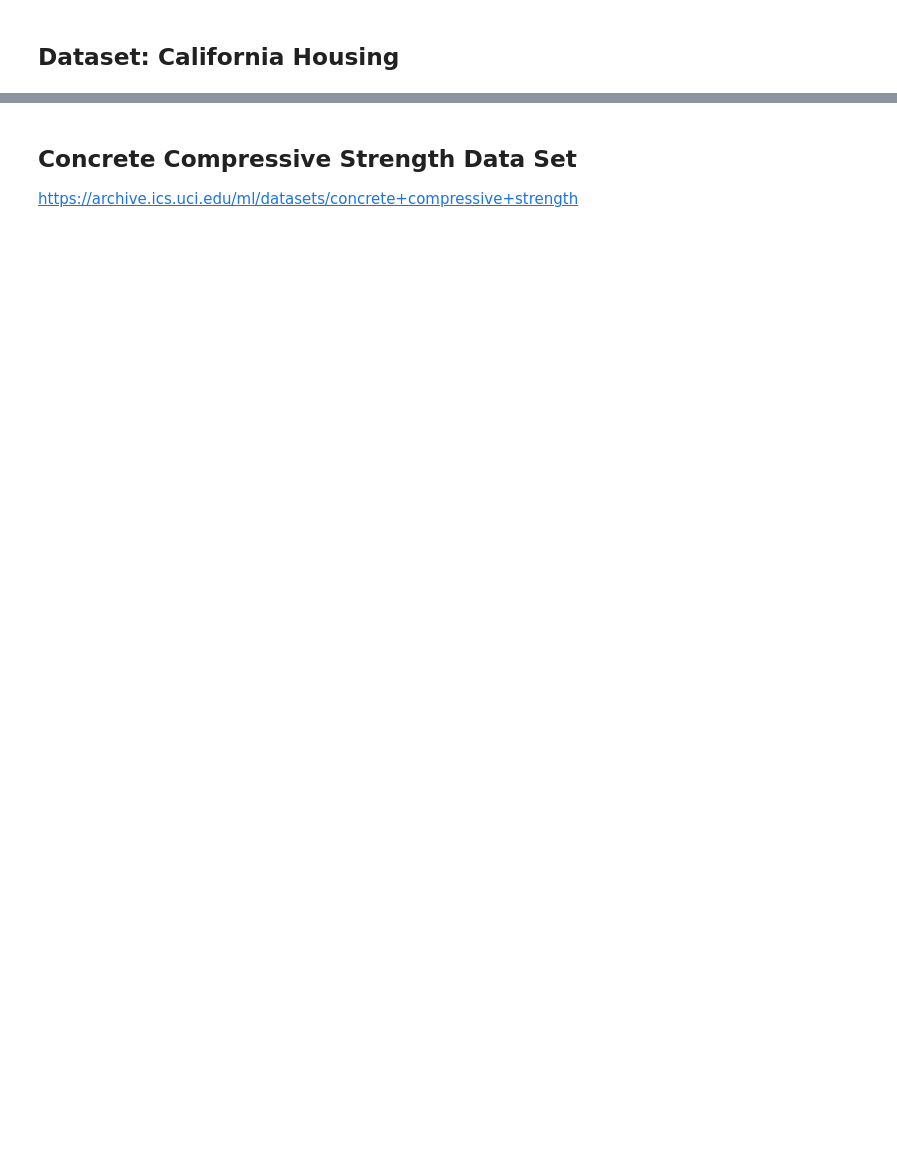
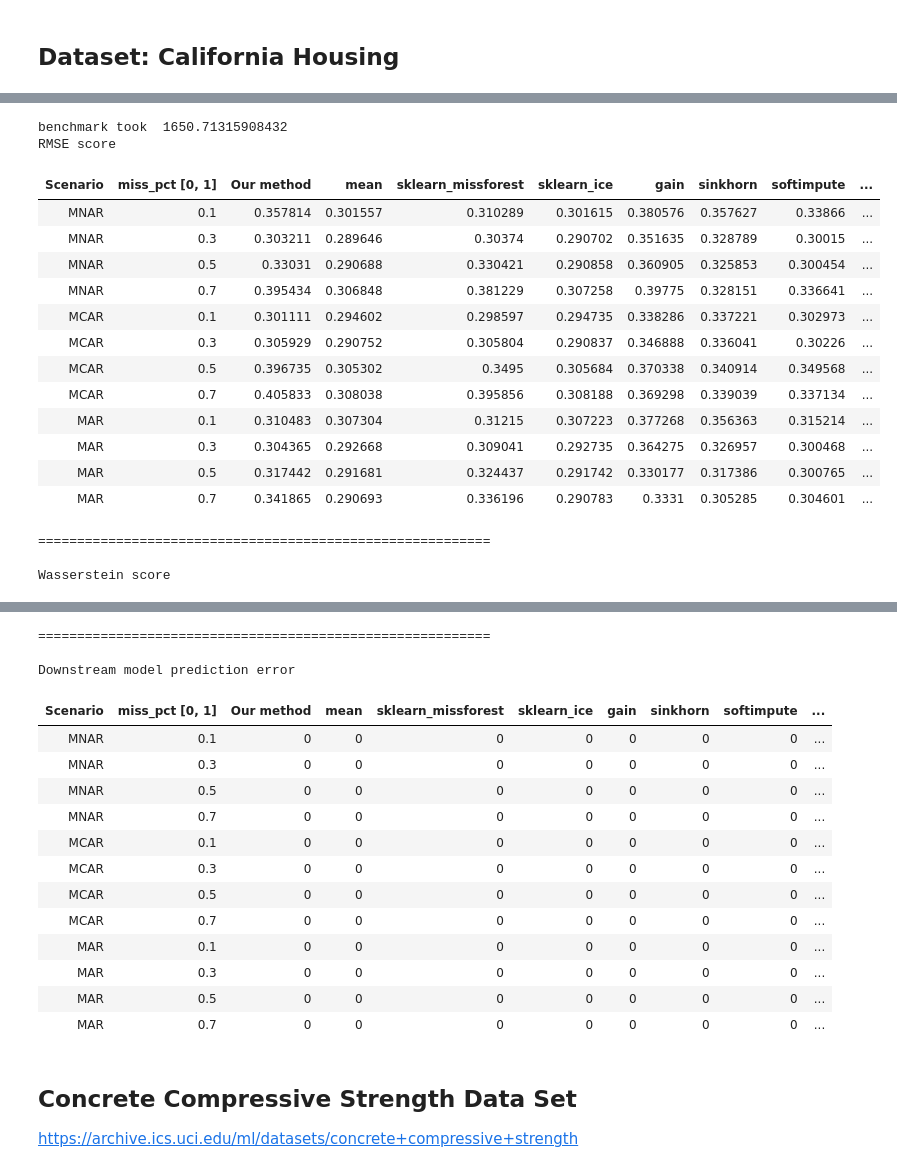
Before and after one commit to vanderschaarlab/hyperimpute, a Jupyter notebook: tutorials/tutorial_02_hyperimpute_example.ipynb, the cells around one changed output, grey strips where cells are left out. Drawn from its saved outputs; the diff is of its cells as text; code cells hidden in the pictures; blank space fills up the shorter version.

```diff
--- a/tutorials/tutorial_02_hyperimpute_example.ipynb
+++ b/tutorials/tutorial_02_hyperimpute_example.ipynb
@@ -206,6 +466,25 @@ df
 # %%
 last_col = df.columns[-1]
 y = df[last_col]
 X_raw = df.drop(columns = [last_col])
 
-evaluate_dataset_repeated("climate_model", X_raw, y)
+evaluate_dataset_repeated("climate", X_raw, y)
+# %% [output]
+benchmark took  1650.71315908432
+RMSE score
+| Scenario | miss_pct [0, 1] | Our method | mean | sklearn_missforest | sklearn_ice | gain | sinkhorn | softimpute | ... |
+| MNAR | 0.1 | 0.357814 | 0.301557 | 0.310289 | 0.301615 | 0.380576 | 0.357627 | 0.33866 | ... |
+| MNAR | 0.3 | 0.303211 | 0.289646 | 0.30374 | 0.290702 | 0.351635 | 0.328789 | 0.30015 | ... |
+| MNAR | 0.5 | 0.33031 | 0.290688 | 0.330421 | 0.290858 | 0.360905 | 0.325853 | 0.300454 | ... |
+| MNAR | 0.7 | 0.395434 | 0.306848 | 0.381229 | 0.307258 | 0.39775 | 0.328151 | 0.336641 | ... |
+| MCAR | 0.1 | 0.301111 | 0.294602 | 0.298597 | 0.294735 | 0.338286 | 0.337221 | 0.302973 | ... |
+| MCAR | 0.3 | 0.305929 | 0.290752 | 0.305804 | 0.290837 | 0.346888 | 0.336041 | 0.30226 | ... |
+| MCAR | 0.5 | 0.396735 | 0.305302 | 0.3495 | 0.305684 | 0.370338 | 0.340914 | 0.349568 | ... |
+| MCAR | 0.7 | 0.405833 | 0.308038 | 0.395856 | 0.308188 | 0.369298 | 0.339039 | 0.337134 | ... |
+| MAR | 0.1 | 0.310483 | 0.307304 | 0.31215 | 0.307223 | 0.377268 | 0.356363 | 0.315214 | ... |
+| MAR | 0.3 | 0.304365 | 0.292668 | 0.309041 | 0.292735 | 0.364275 | 0.326957 | 0.300468 | ... |
+| MAR | 0.5 | 0.317442 | 0.291681 | 0.324437 | 0.291742 | 0.330177 | 0.317386 | 0.300765 | ... |
+| MAR | 0.7 | 0.341865 | 0.290693 | 0.336196 | 0.290783 | 0.3331 | 0.305285 | 0.304601 | ... |
+==========================================================
+
+Wasserstein score
@@ -212,3 +504,19 @@ evaluate_dataset_repeated("climate_model", X_raw, y)
+==========================================================
+
+Downstream model prediction error
+| Scenario | miss_pct [0, 1] | Our method | mean | sklearn_missforest | sklearn_ice | gain | sinkhorn | softimpute | ... |
+| MNAR | 0.1 | 0 | 0 | 0 | 0 | 0 | 0 | 0 | ... |
+| MNAR | 0.3 | 0 | 0 | 0 | 0 | 0 | 0 | 0 | ... |
+| MNAR | 0.5 | 0 | 0 | 0 | 0 | 0 | 0 | 0 | ... |
+| MNAR | 0.7 | 0 | 0 | 0 | 0 | 0 | 0 | 0 | ... |
+| MCAR | 0.1 | 0 | 0 | 0 | 0 | 0 | 0 | 0 | ... |
+| MCAR | 0.3 | 0 | 0 | 0 | 0 | 0 | 0 | 0 | ... |
+| MCAR | 0.5 | 0 | 0 | 0 | 0 | 0 | 0 | 0 | ... |
+| MCAR | 0.7 | 0 | 0 | 0 | 0 | 0 | 0 | 0 | ... |
+| MAR | 0.1 | 0 | 0 | 0 | 0 | 0 | 0 | 0 | ... |
+| MAR | 0.3 | 0 | 0 | 0 | 0 | 0 | 0 | 0 | ... |
+| MAR | 0.5 | 0 | 0 | 0 | 0 | 0 | 0 | 0 | ... |
+| MAR | 0.7 | 0 | 0 | 0 | 0 | 0 | 0 | 0 | ... |
 # %% [markdown]
 ## Concrete Compressive Strength Data Set
 https://archive.ics.uci.edu/ml/datasets/concrete+compressive+strength
```
Also changed, not shown: parts of 47 cells of this notebook.
